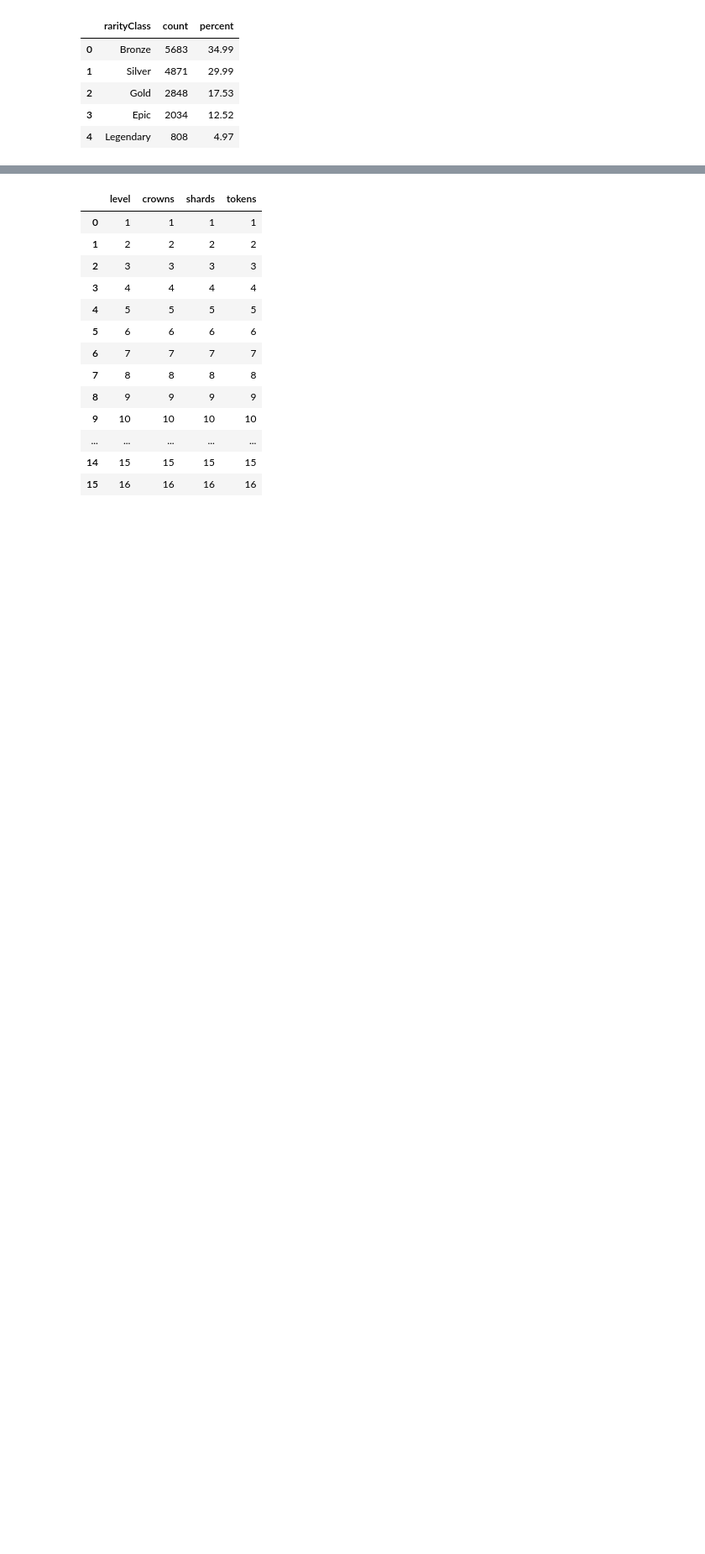
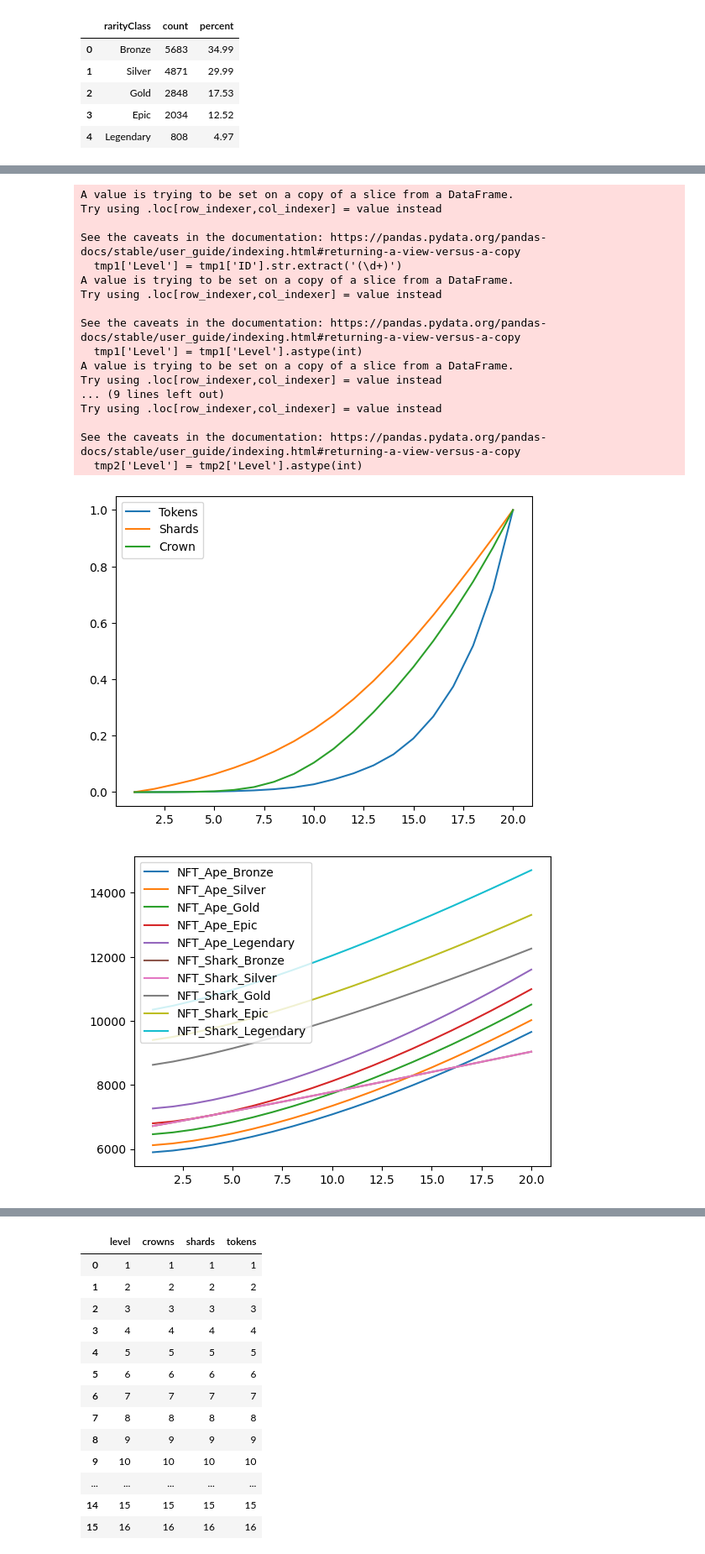
Before and after one commit to VincenzoImp/cantinaroyale.tools, a Jupyter notebook: automations/numeri.ipynb, the cells around one changed output, grey strips where cells are left out. Shown: that part at 84% size. Drawn from its saved outputs; the diff is of its cells as text; code cells hidden in the pictures; blank space fills up the shorter version.

```diff
--- a/automations/numeri.ipynb
+++ b/automations/numeri.ipynb
@@ -39,0 +98,64 @@ tmp
+# %%
+characters_info = pd.read_csv('game_data/Character.Info2.csv').filter(['ID', 'RaceID', 'Speed']).drop_duplicates()
+tmp = pd.read_csv('game_data/Character.Levels.Stats.csv')
+characters_info = pd.merge(characters_info, tmp, on='ID')
+tmp = pd.read_csv('game_data/Character.Levels.Info.csv').filter(['Level', 'RequiredTokens'])
+characters_info = pd.merge(characters_info, tmp, on='Level')
+characters_info['nft'] = characters_info['ID'].str.startswith('NFT_')
+tmp = pd.read_csv('game_data/PricePool.csv')
+tmp1 = tmp[(tmp['ID'].str.startswith('price_ch_upgrade_lvl_')) & (tmp['ItemID']=='Shards')]
+tmp1['Level'] = tmp1['ID'].str.extract('(\d+)')
+tmp1['Level'] = tmp1['Level'].astype(int)
+tmp1['nft'] = False
+tmp1 = tmp1.rename(columns={'Amount': 'Shards'})
+tmp1['Crown'] = 0
+tmp1 = tmp1.filter(['Level', 'Shards', 'Crown', 'nft'])
+tmp2 = tmp[tmp['ID'].str.startswith('price_ch_nft_upgrade_lvl_')]
+tmp2['Level'] = tmp2['ID'].str.extract('(\d+)')
+tmp2['Level'] = tmp2['Level'].astype(int)
+tmp2 = tmp2.filter(['Level', 'ItemID', 'Amount'])
+tmp2 = tmp2.pivot(index='Level', columns='ItemID', values='Amount').reset_index()
+tmp2['nft'] = True
+tmp = pd.concat([tmp1, tmp2])
+characters_info = pd.merge(characters_info, tmp, on=['Level', 'nft'])
+characters_upgrade = characters_info.filter(['Level', 'RequiredTokens', 'Shards', 'Crown', 'nft']).rename(columns={'RequiredTokens': 'Tokens'}).drop_duplicates()
+characters_upgrade.to_csv('characters_upgrade.csv', index=False)
+tmp1 = characters_upgrade[characters_upgrade['nft']==True].sort_values('Level')
+tmp1['TokensCum'] = tmp1['Tokens'].cumsum()
+tmp1['ShardsCum'] = tmp1['Shards'].cumsum()
+tmp1['CrownCum'] = tmp1['Crown'].cumsum()
+tmp1['TokensIncrementPercent'] = round(tmp1['Tokens'] / tmp1['TokensCum'] * 100, 2)
+tmp1['ShardsIncrementPercent'] = round(tmp1['Shards'] / tmp1['ShardsCum'] * 100, 2)
+tmp1['CrownIncrementPercent'] = round(tmp1['Crown'] / tmp1['CrownCum'] * 100, 2)
+for col in ['Tokens', 'Shards', 'Crown']:
+    colnormalized = tmp1[col+'Cum'] / tmp1[col].sum()
+    plt.plot(tmp1['Level'], colnormalized, label=col)
+plt.legend()
+plt.show()
+
+for character in characters_info[characters_info['ID'].str.startswith('NFT_')]['ID'].unique():
+    tmp = characters_info[characters_info['ID']==character].sort_values('Level')
+    data = tmp['Health'] + tmp['Shield'] / tmp['Health'].max() + tmp['Shield'].max()
+    plt.plot(tmp['Level'], data, label=character)
+plt.legend()
+plt.show()
+# %% [output]
+A value is trying to be set on a copy of a slice from a DataFrame.
+Try using .loc[row_indexer,col_indexer] = value instead
+
+See the caveats in the documentation: https://pandas.pydata.org/pandas-docs/stable/user_guide/indexing.html#returning-a-view-versus-a-copy
+  tmp1['Level'] = tmp1['ID'].str.extract('(\d+)')
+A value is trying to be set on a copy of a slice from a DataFrame.
+Try using .loc[row_indexer,col_indexer] = value instead
+
+See the caveats in the documentation: https://pandas.pydata.org/pandas-docs/stable/user_guide/indexing.html#returning-a-view-versus-a-copy
+  tmp1['Level'] = tmp1['Level'].astype(int)
+A value is trying to be set on a copy of a slice from a DataFrame.
+Try using .loc[row_indexer,col_indexer] = value instead
+... (9 lines left out)
+Try using .loc[row_indexer,col_indexer] = value instead
+
+See the caveats in the documentation: https://pandas.pydata.org/pandas-docs/stable/user_guide/indexing.html#returning-a-view-versus-a-copy
+  tmp2['Level'] = tmp2['Level'].astype(int)
+[figure, added]
+[figure, added]
```
Also changed, not shown: parts of 12 cells of this notebook, 49 other files.
